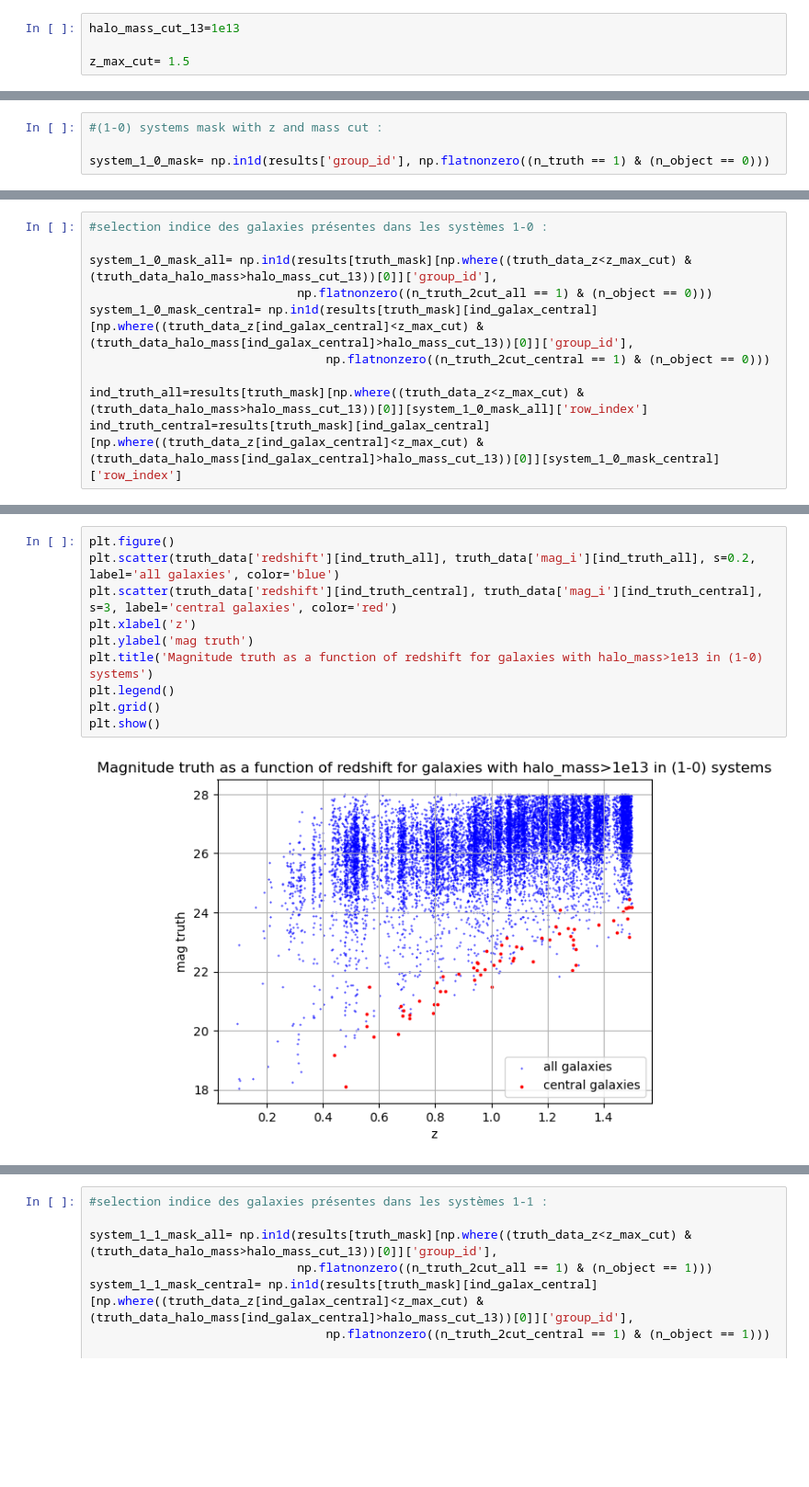
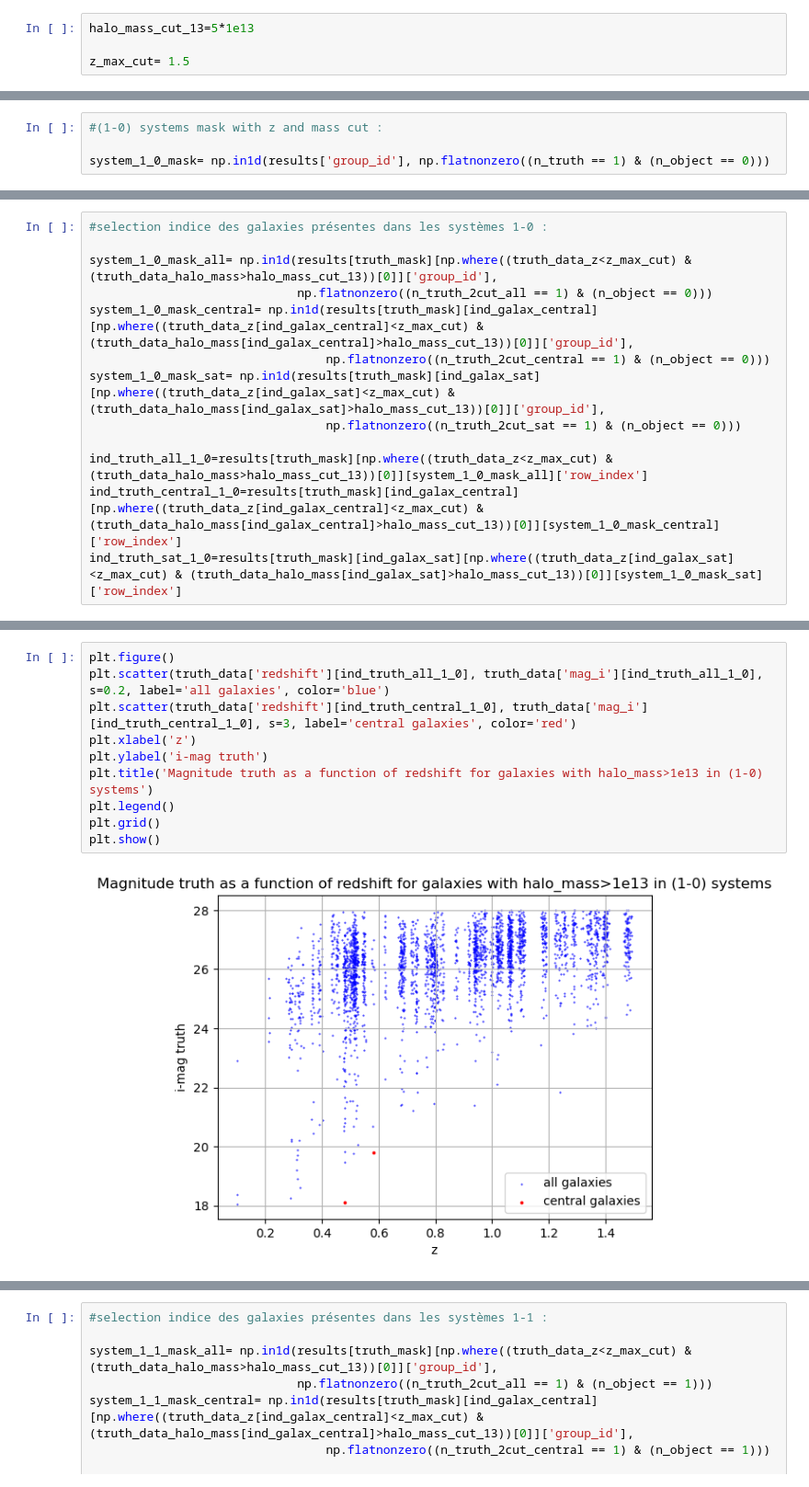
Before and after one commit to GabrielFrugier/stage_LSST, a Jupyter notebook: 1-0_systems.ipynb, the cells around one changed output, grey strips where cells are left out. Shown at 92% size. Drawn from its saved outputs; the diff is of its cells as text; blank space fills up the shorter version.

```diff
--- a/1-0_systems.ipynb
+++ b/1-0_systems.ipynb
@@ -132,7 +132,7 @@ truth_data_halo_mass= truth_data['halo_mass'][ind_galax]
 
 truth_data_z= truth_data['redshift'][ind_galax]
 # %%
-halo_mass_cut_13=1e13
+halo_mass_cut_13=5*1e13
 
 z_max_cut= 1.5
 # %% [markdown]
@@ -391,6 +356,9 @@ system_1_0_mask_all= np.in1d(results[truth_mask][np.where((truth_data_z<z_max_cu
                              np.flatnonzero((n_truth_2cut_all == 1) & (n_object == 0)))
 system_1_0_mask_central= np.in1d(results[truth_mask][ind_galax_central][np.where((truth_data_z[ind_galax_central]<z_max_cut) & (truth_data_halo_mass[ind_galax_central]>halo_mass_cut_13))[0]]['group_id'],
                                  np.flatnonzero((n_truth_2cut_central == 1) & (n_object == 0)))
+system_1_0_mask_sat= np.in1d(results[truth_mask][ind_galax_sat][np.where((truth_data_z[ind_galax_sat]<z_max_cut) & (truth_data_halo_mass[ind_galax_sat]>halo_mass_cut_13))[0]]['group_id'],
+                                 np.flatnonzero((n_truth_2cut_sat == 1) & (n_object == 0)))
 
-ind_truth_all=results[truth_mask][np.where((truth_data_z<z_max_cut) & (truth_data_halo_mass>halo_mass_cut_13))[0]][system_1_0_mask_all]['row_index']
-ind_truth_central=results[truth_mask][ind_galax_central][np.where((truth_data_z[ind_galax_central]<z_max_cut) & (truth_data_halo_mass[ind_galax_central]>halo_mass_cut_13))[0]][system_1_0_mask_central]['row_index']
+ind_truth_all_1_0=results[truth_mask][np.where((truth_data_z<z_max_cut) & (truth_data_halo_mass>halo_mass_cut_13))[0]][system_1_0_mask_all]['row_index']
+ind_truth_central_1_0=results[truth_mask][ind_galax_central][np.where((truth_data_z[ind_galax_central]<z_max_cut) & (truth_data_halo_mass[ind_galax_central]>halo_mass_cut_13))[0]][system_1_0_mask_central]['row_index']
+ind_truth_sat_1_0=results[truth_mask][ind_galax_sat][np.where((truth_data_z[ind_galax_sat]<z_max_cut) & (truth_data_halo_mass[ind_galax_sat]>halo_mass_cut_13))[0]][system_1_0_mask_sat]['row_index']
@@ -397,12 +376,12 @@ ind_truth_central=results[truth_mask][ind_galax_central][np.where((truth_data_z[
 # %%
 plt.figure()
-plt.scatter(truth_data['redshift'][ind_truth_all], truth_data['mag_i'][ind_truth_all], s=0.2, label='all galaxies', color='blue')
-plt.scatter(truth_data['redshift'][ind_truth_central], truth_data['mag_i'][ind_truth_central], s=3, label='central galaxies', color='red')
+plt.scatter(truth_data['redshift'][ind_truth_all_1_0], truth_data['mag_i'][ind_truth_all_1_0], s=0.2, label='all galaxies', color='blue')
+plt.scatter(truth_data['redshift'][ind_truth_central_1_0], truth_data['mag_i'][ind_truth_central_1_0], s=3, label='central galaxies', color='red')
 plt.xlabel('z')
-plt.ylabel('mag truth')
+plt.ylabel('i-mag truth')
 plt.title('Magnitude truth as a function of redshift for galaxies with halo_mass>1e13 in (1-0) systems')
 plt.legend()
 plt.grid()
 plt.show()
 # %% [output]
-[figure, old version]
+[figure, new version]
```
Also changed, not shown: parts of 34 cells of this notebook, 2 other files.
